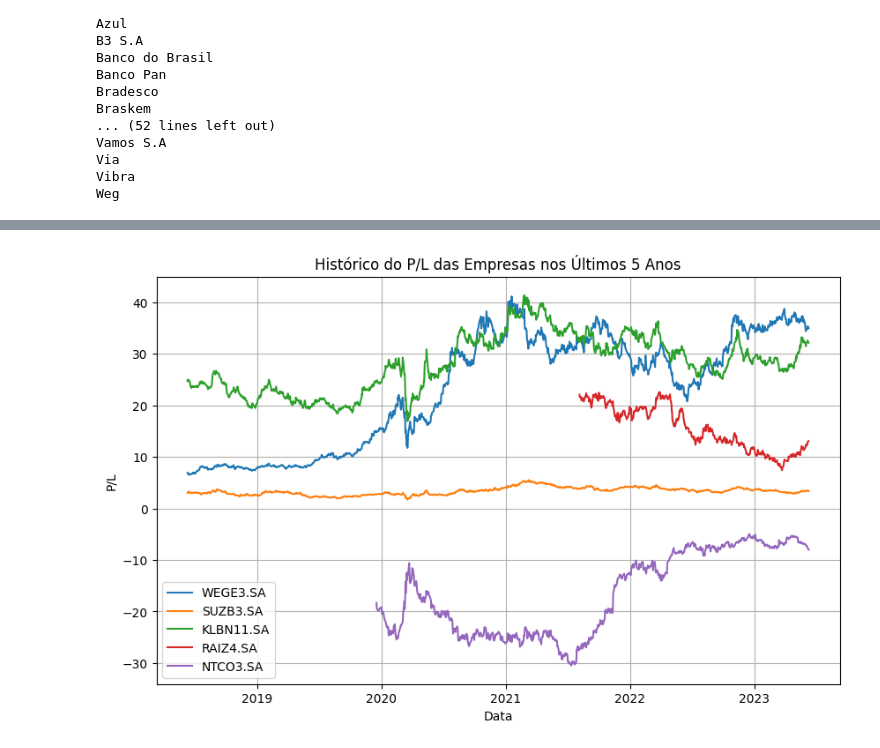
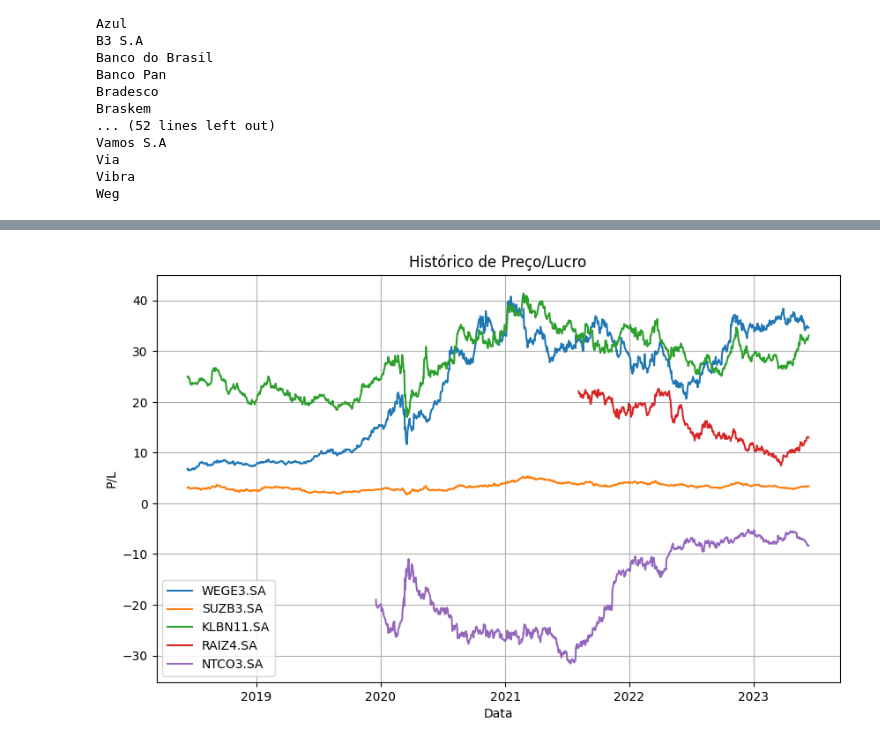
Before and after one commit to amandaalmeidag/Trabalho_Final_Python_Mercado_Financeiro, a Jupyter notebook: Apresentação_trabalho_final.ipynb, the cells around one changed output, grey strips where cells are left out. Drawn from its saved outputs; the diff is of its cells as text; code cells hidden in the pictures.

```diff
--- a/Apresentação_trabalho_final.ipynb
+++ b/Apresentação_trabalho_final.ipynb
@@ -62,7 +159,7 @@ Requirement already satisfied: pycparser in /usr/local/lib/python3.10/dist-packa
 import yfinance as yf
 
 # Defina o ticker da empresa desejada
-ticker = 'KLBN11.SA'
+ticker = "RAIZ4.SA"
 
 # Obtenha os dados financeiros da empresa
 empresa = yf.Ticker(ticker)
@@ -276,13 +394,19 @@ plt.show()
 [*********************100%***********************]  5 of 5 completed
 [figure]
 # %%
-#Variação das Ações nos últimos anos - Plotly
+# Script 6 – Plotar Gráfico com a Variação das Ações - Plotly
+
+# Instalando bibliotecas
+!pip install pandas
+!pip install yfinance
 !pip install plotly
+
+#Importando Bibliotecas
 import yfinance as yf
 import datetime
 import plotly.graph_objects as go
 
-# Definir as empresas e seus respectivos tickers
+# Definindo as empresas e suas ações
 empresas = {
     'WEG': 'WEGE3.SA',
     'Suzano': 'SUZB3.SA',
@@ -291,35 +415,35 @@ empresas = {
     'Natura': 'NTCO3.SA'
 }
 
-# Definir o período de 5 anos
+# Definindo o período de 5 anos
 data_inicio = datetime.datetime.now() - datetime.timedelta(days=5*365)
 data_fim = datetime.datetime.now()
 
 fig = go.Figure()
 
 for empresa, ticker in empresas.items():
-    # Obter os dados da ação utilizando o yfinance
+    # Obtendo os dados das ações
     acao = yf.Ticker(ticker)
     dados = acao.history(start=data_inicio, end=data_fim)
 
-    # Calcular a variação percentual
+    # Calculando a variação percentual
     preco_inicial = dados['Close'].iloc[0]
     preco_final = dados['Close'].iloc[-1]
     variacao_percentual = (preco_final - preco_inicial) / preco_inicial * 100
 
-    # Adicionar um trace ao gráfico
+    # Adicionando uma linha para cada empresa
     fig.add_trace(go.Scatter(
         x=dados.index,
         y=dados['Close'],
         mode='lines',
-        name=empresa
+        name=f'{empresa} (Variação: {variacao_percentual:.2f}%)'  # adicionando variação percentual no nome
     ))
 
-# Configurar o layout do gráfico
+# Configurando o layout do gráfico
 fig.update_layout(
-    title='Variação das Ações nos Últimos 5 Anos',
+    title='Variação das Ações',
     xaxis_title='Data',
-    yaxis_title='Preço de Fechamento',
+    yaxis_title='Preço',
     legend=dict(
         orientation='h',
         yanchor='bottom',
@@ -338,10 +477,19 @@ fig.show()
 # %%
+# Script 7 – Plotar Gráfico do Histórico de Preço/Lucro das Ações
+
+# Instalando bibliotecas
+!pip install yfinance
+!pip install matplotlib
+
+#Importando Bibliotecas
 import yfinance as yf
 import matplotlib.pyplot as plt
 
+#Definindo as ações
 tickers = ['WEGE3.SA', 'SUZB3.SA', 'KLBN11.SA', 'RAIZ4.SA', 'NTCO3.SA']
-pl_data = {}  # Dicionário para armazenar os dados de P/L
+pl_data = {}  # Criando um espaço para rmazenar os dados de P/L
 
+#Coletando os Dados
 for ticker in tickers:
     acao = yf.Ticker(ticker)
     dados = acao.history(period='5y')
@@ -351,12 +499,12 @@ for ticker in tickers:
 
     pl_data[ticker] = pl_ratios
 
-# Plotar o gráfico
+# Plotar o gráfico de P/L
 plt.figure(figsize=(10, 6))
 for ticker, pl in pl_data.items():
     plt.plot(pl.index, pl.values, label=ticker)
 
-plt.title("Histórico do P/L das Empresas nos Últimos 5 Anos")
+plt.title("Histórico de Preço/Lucro")
 plt.xlabel("Data")
 plt.ylabel("P/L")
 plt.legend()
@@ -366,2 +531,2 @@ plt.show()
-[figure, old version]
+[figure, new version]
 # %%
```
Also changed, not shown: parts of 28 cells of this notebook.
